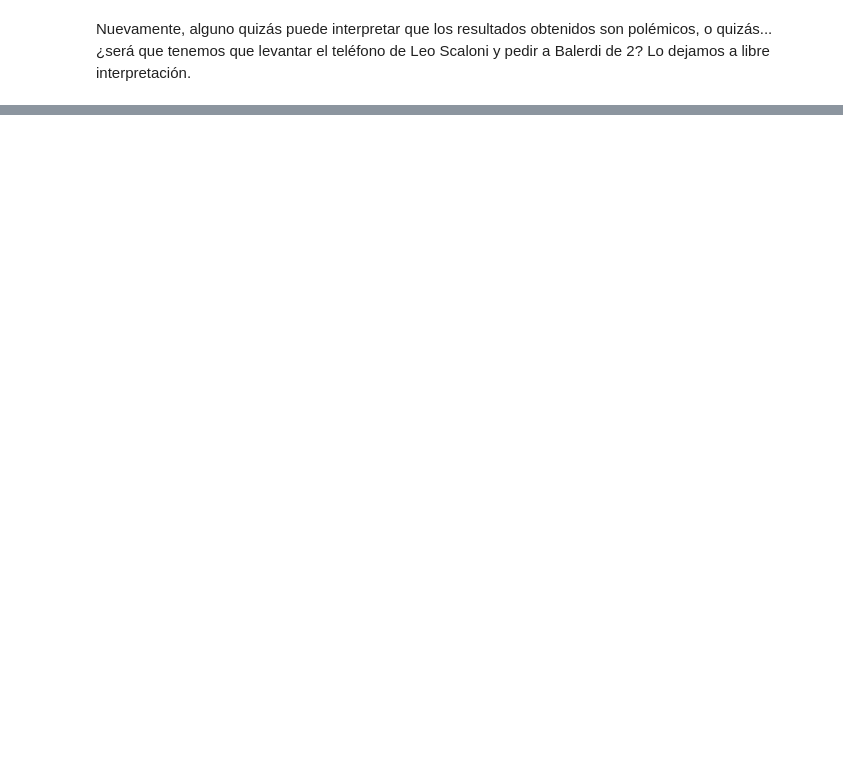
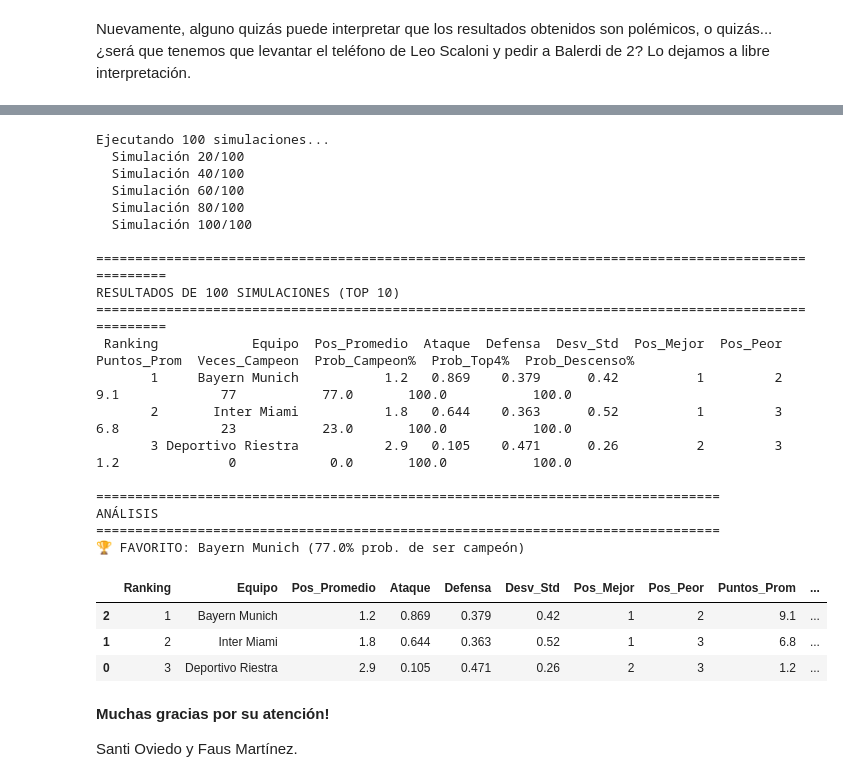
Before and after one commit to faustomartinez/taller-futbol-analytics, a Jupyter notebook: taller.ipynb, the cells around one changed output, grey strips where cells are left out. Cells and saved outputs as stored; diff of their text form; code cells hidden in the pictures; blank space fills up the shorter version.

```diff
--- a/taller.ipynb
+++ b/taller.ipynb
@@ -513,0 +683,33 @@ Santi Oviedo y Faus Martínez.
+# %%
+lista_equipos = ["Deportivo Riestra", "Inter Miami", "Bayern Munich"]
+
+tabla_general = liga_simulator_montecarlo(df_equipos, lista_equipos, n_simulations=100)
+tabla_general
+# %% [output]
+Ejecutando 100 simulaciones...
+  Simulación 20/100
+  Simulación 40/100
+  Simulación 60/100
+  Simulación 80/100
+  Simulación 100/100
+
+====================================================================================================
+RESULTADOS DE 100 SIMULACIONES (TOP 10)
+====================================================================================================
+ Ranking            Equipo  Pos_Promedio  Ataque  Defensa  Desv_Std  Pos_Mejor  Pos_Peor  Puntos_Prom  Veces_Campeon  Prob_Campeon%  Prob_Top4%  Prob_Descenso%
+       1     Bayern Munich           1.2   0.869    0.379      0.42          1         2          9.1             77           77.0       100.0           100.0
+       2       Inter Miami           1.8   0.644    0.363      0.52          1         3          6.8             23           23.0       100.0           100.0
+       3 Deportivo Riestra           2.9   0.105    0.471      0.26          2         3          1.2              0            0.0       100.0           100.0
+
+================================================================================
+ANÁLISIS
+================================================================================
+🏆 FAVORITO: Bayern Munich (77.0% prob. de ser campeón)
+|  | Ranking | Equipo | Pos_Promedio | Ataque | Defensa | Desv_Std | Pos_Mejor | Pos_Peor | Puntos_Prom | ... |
+| 2 | 1 | Bayern Munich | 1.2 | 0.869 | 0.379 | 0.42 | 1 | 2 | 9.1 | ... |
+| 1 | 2 | Inter Miami | 1.8 | 0.644 | 0.363 | 0.52 | 1 | 3 | 6.8 | ... |
+| 0 | 3 | Deportivo Riestra | 2.9 | 0.105 | 0.471 | 0.26 | 2 | 3 | 1.2 | ... |
+# %% [markdown]
+**Muchas gracias por su atención!**
+
+Santi Oviedo y Faus Martínez.
```
Also changed, not shown: parts of 25 cells of this notebook, 23 other files.
